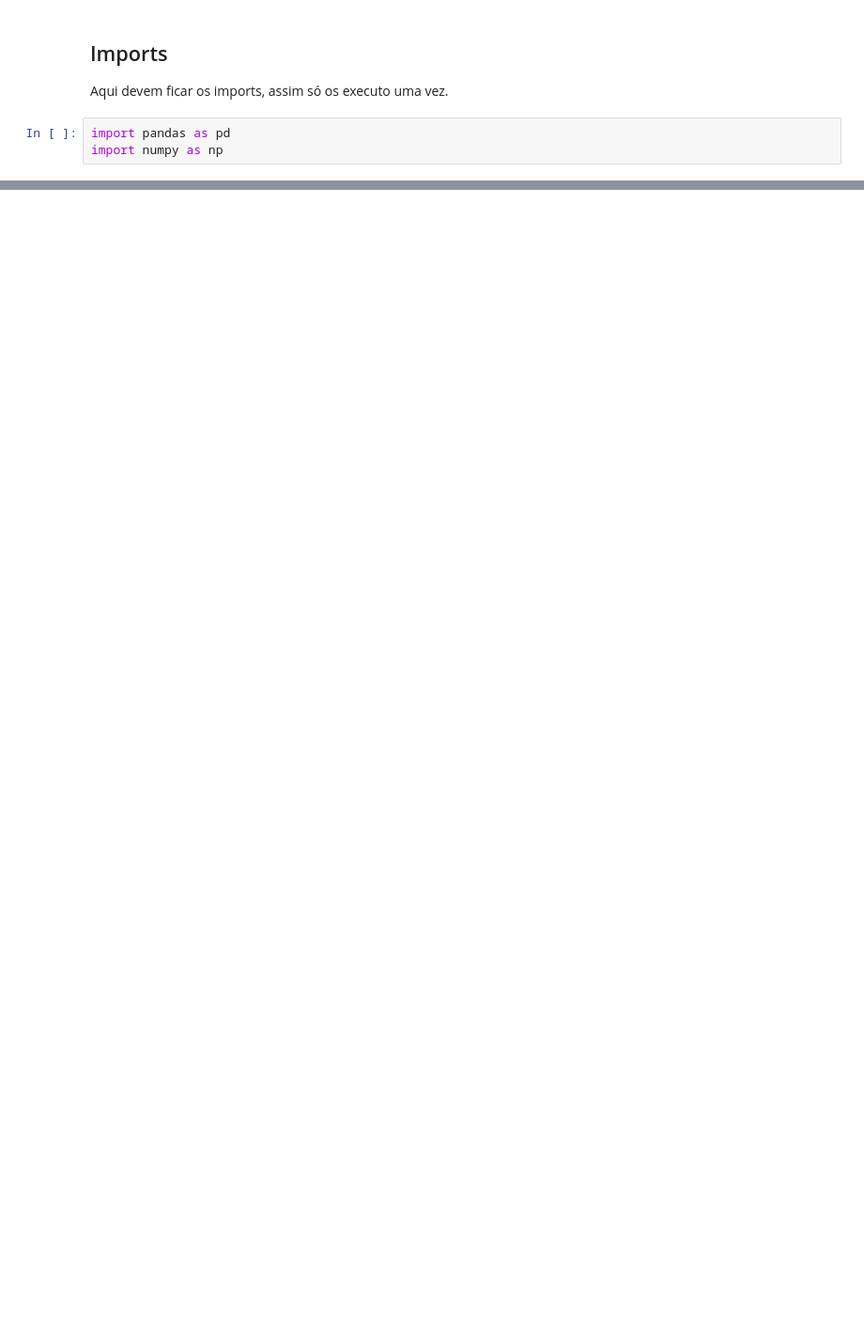
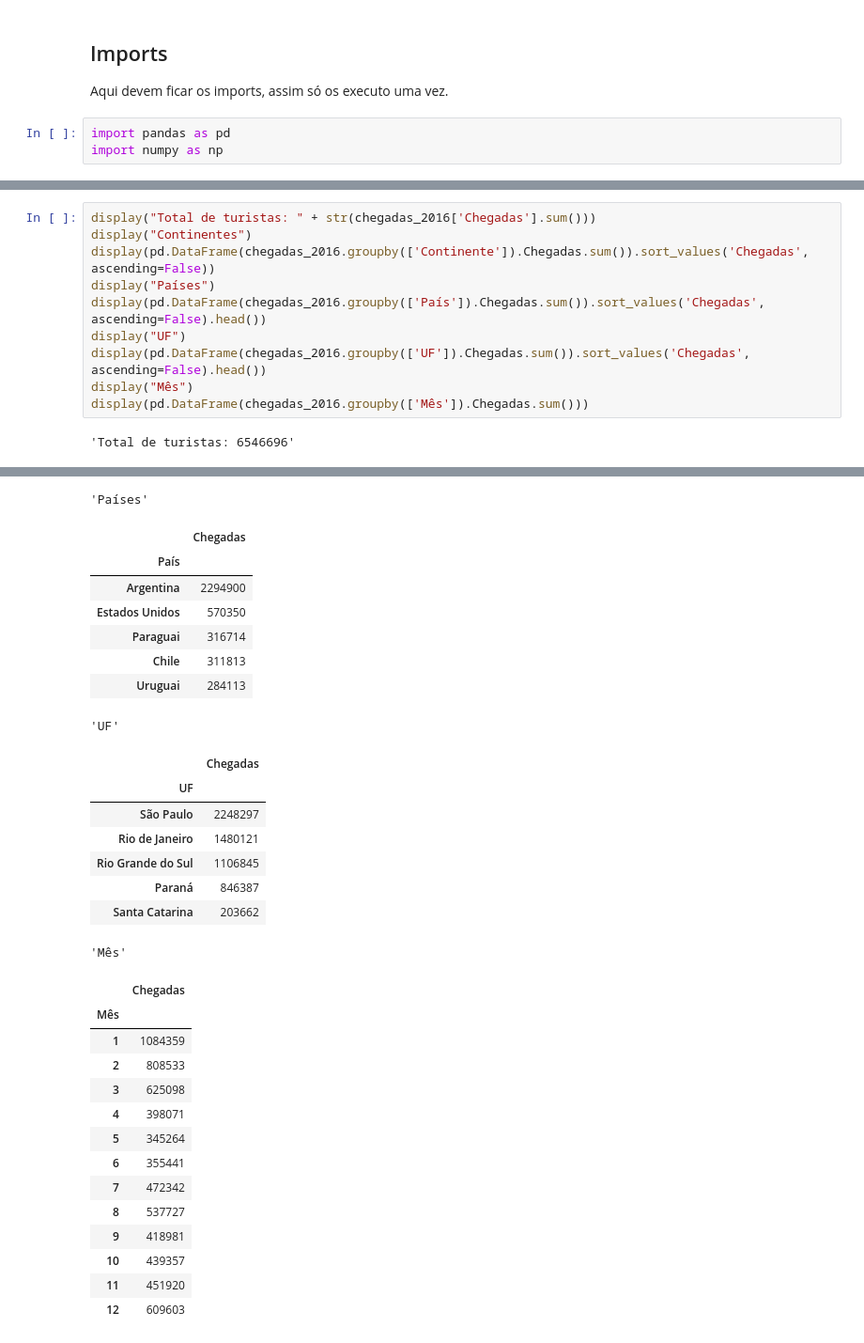
Before and after one commit to if1015-datascience-ufpe/2018-2-projeto-agua-de-coco, a Jupyter notebook: Análise Turistas.ipynb, the cells around one changed output, grey strips where cells are left out. Shown: that part at 94% size. Drawn from its saved outputs; the diff is of its cells as text; blank space fills up the shorter version.

```diff
--- a/Análise Turistas.ipynb
+++ b/Análise Turistas.ipynb
@@ -217,0 +195,12 @@ pd.DataFrame(chegadas_2016.groupby(["cod mes"]).Chegadas.sum())
+# %%
+display("Total de turistas: " + str(chegadas_2016['Chegadas'].sum()))
+display("Continentes")
+display(pd.DataFrame(chegadas_2016.groupby(['Continente']).Chegadas.sum()).sort_values('Chegadas', ascending=False))
+display("Países")
+display(pd.DataFrame(chegadas_2016.groupby(['País']).Chegadas.sum()).sort_values('Chegadas', ascending=False).head())
+display("UF")
+display(pd.DataFrame(chegadas_2016.groupby(['UF']).Chegadas.sum()).sort_values('Chegadas', ascending=False).head())
+display("Mês")
+display(pd.DataFrame(chegadas_2016.groupby(['Mês']).Chegadas.sum()))
+# %% [output]
+'Total de turistas: 6546696'
@@ -217,0 +218,31 @@ pd.DataFrame(chegadas_2016.groupby(["cod mes"]).Chegadas.sum())
+'Países'
+|  | Chegadas |
+| País |  |
+| Argentina | 2294900 |
+| Estados Unidos | 570350 |
+| Paraguai | 316714 |
+| Chile | 311813 |
+| Uruguai | 284113 |
+'UF'
+|  | Chegadas |
+| UF |  |
+| São Paulo | 2248297 |
+| Rio de Janeiro | 1480121 |
+| Rio Grande do Sul | 1106845 |
+| Paraná | 846387 |
+| Santa Catarina | 203662 |
+'Mês'
+|  | Chegadas |
+| Mês |  |
+| 1 | 1084359 |
+| 2 | 808533 |
+| 3 | 625098 |
+| 4 | 398071 |
+| 5 | 345264 |
+| 6 | 355441 |
+| 7 | 472342 |
+| 8 | 537727 |
+| 9 | 418981 |
+| 10 | 439357 |
+| 11 | 451920 |
+| 12 | 609603 |
```
Also changed, not shown: parts of 25 cells of this notebook, 7 other files.
